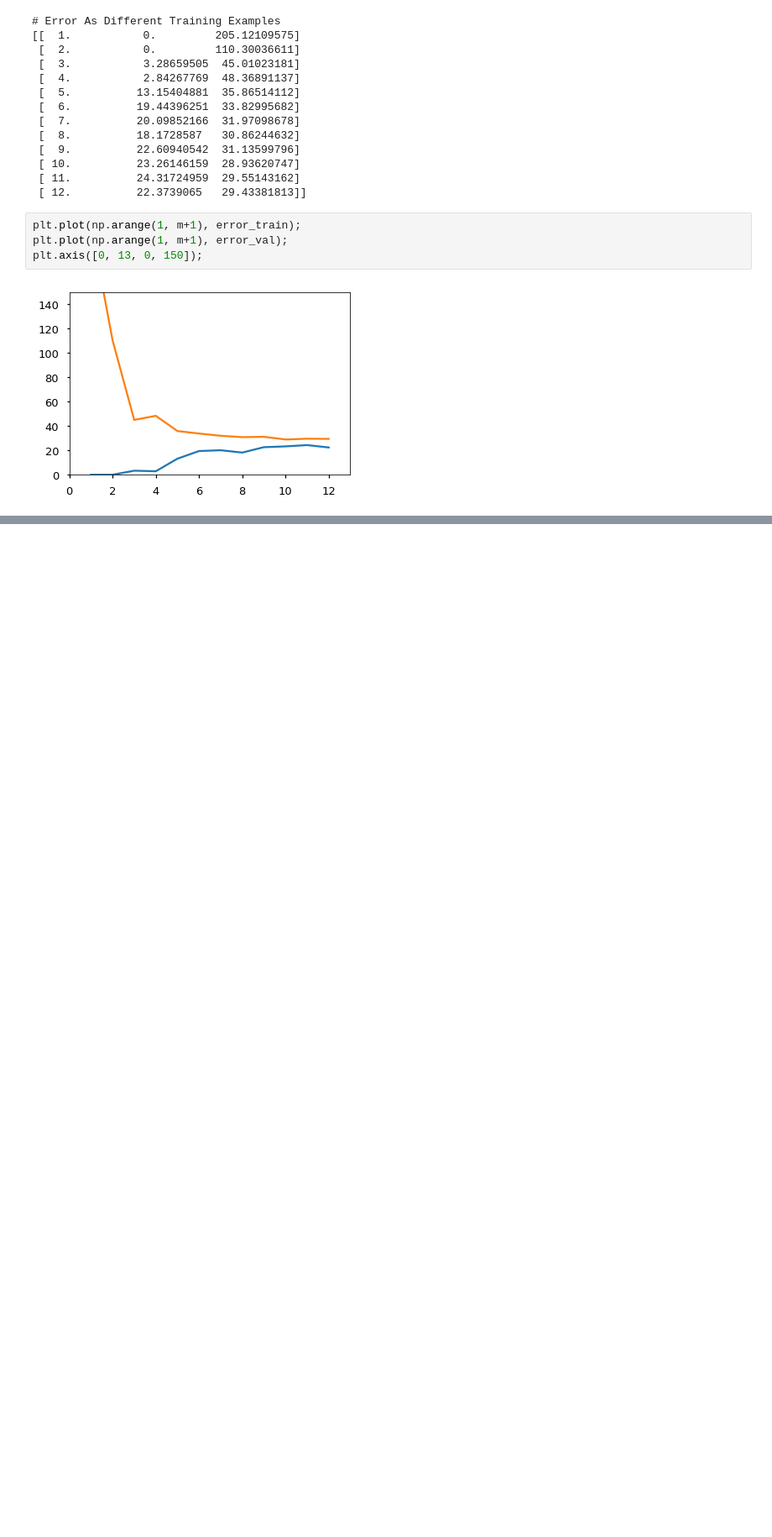
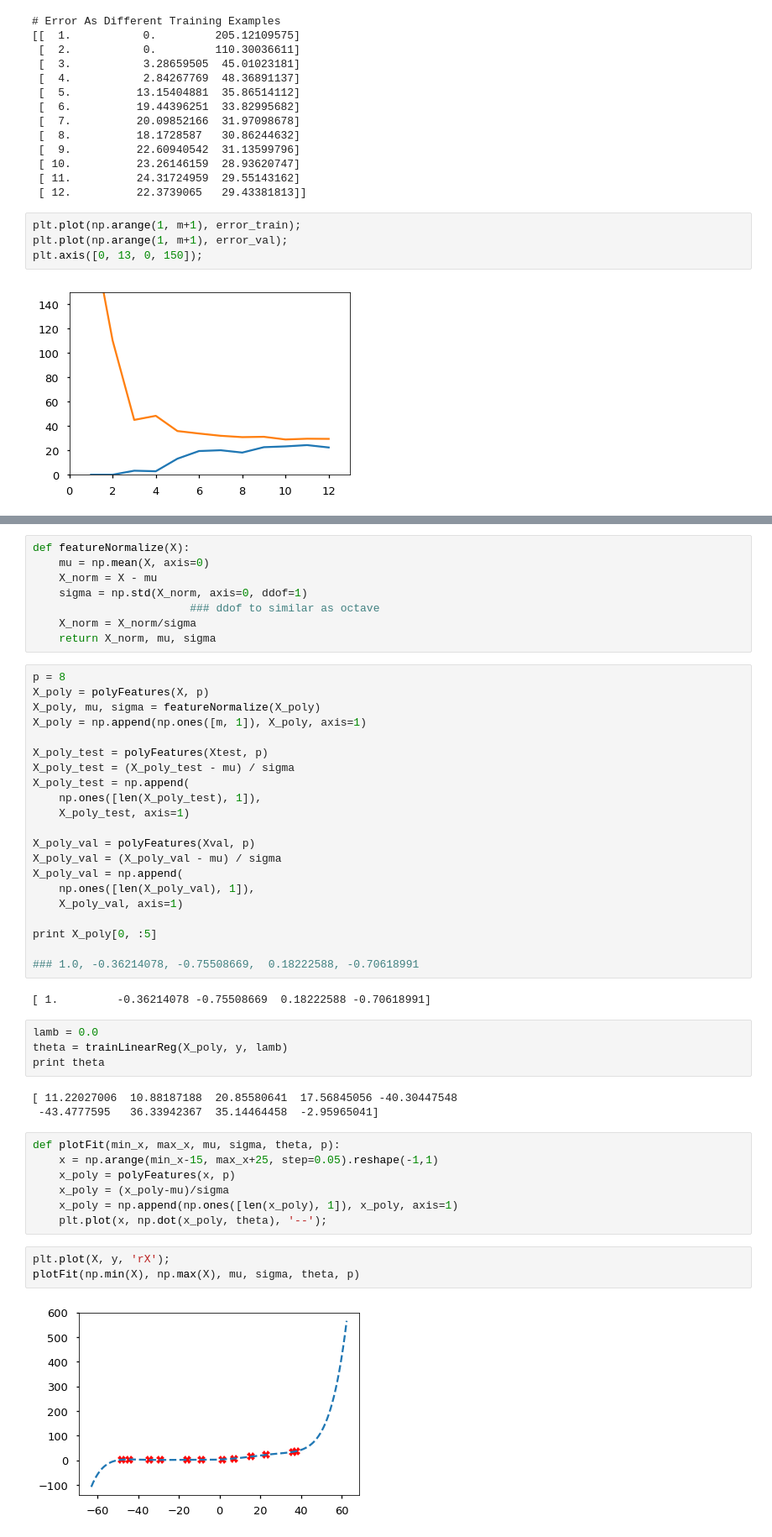
Before and after one commit to iamcuigang/ipy_sci, a Jupyter notebook: ML_AndrewNg/ex5.ipynb, the cells around one changed output, grey strips where cells are left out. Shown at 84% size. Drawn from its saved outputs; the diff is of its cells as text; blank space fills up the shorter version.

```diff
--- a/ML_AndrewNg/ex5.ipynb
+++ b/ML_AndrewNg/ex5.ipynb
@@ -134,0 +143,50 @@ plt.axis([0, 13, 0, 150]);
+# %%
+def featureNormalize(X):
+    mu = np.mean(X, axis=0)
+    X_norm = X - mu
+    sigma = np.std(X_norm, axis=0, ddof=1)
+                        ### ddof to similar as octave
+    X_norm = X_norm/sigma
+    return X_norm, mu, sigma
+# %%
+p = 8
+X_poly = polyFeatures(X, p)
+X_poly, mu, sigma = featureNormalize(X_poly)
+X_poly = np.append(np.ones([m, 1]), X_poly, axis=1)
+
+X_poly_test = polyFeatures(Xtest, p)
+X_poly_test = (X_poly_test - mu) / sigma
+X_poly_test = np.append(
+    np.ones([len(X_poly_test), 1]),
+    X_poly_test, axis=1)
+
+X_poly_val = polyFeatures(Xval, p)
+X_poly_val = (X_poly_val - mu) / sigma
+X_poly_val = np.append(
+    np.ones([len(X_poly_val), 1]),
+    X_poly_val, axis=1)
+
+print X_poly[0, :5]
+
+### 1.0, -0.36214078, -0.75508669,  0.18222588, -0.70618991
+# %% [output]
+[ 1.         -0.36214078 -0.75508669  0.18222588 -0.70618991]
+# %%
+lamb = 0.0
+theta = trainLinearReg(X_poly, y, lamb)
+print theta
+# %% [output]
+[ 11.22027006  10.88187188  20.85580641  17.56845056 -40.30447548
+ -43.4777595   36.33942367  35.14464458  -2.95965041]
+# %%
+def plotFit(min_x, max_x, mu, sigma, theta, p):
+    x = np.arange(min_x-15, max_x+25, step=0.05).reshape(-1,1)
+    x_poly = polyFeatures(x, p)
+    x_poly = (x_poly-mu)/sigma
+    x_poly = np.append(np.ones([len(x_poly), 1]), x_poly, axis=1)
+    plt.plot(x, np.dot(x_poly, theta), '--');
+# %%
+plt.plot(X, y, 'rX');
+plotFit(np.min(X), np.max(X), mu, sigma, theta, p)
+# %% [output]
+[figure, added]
```
Also changed, not shown: parts of 4 cells of this notebook, 5 other files.
